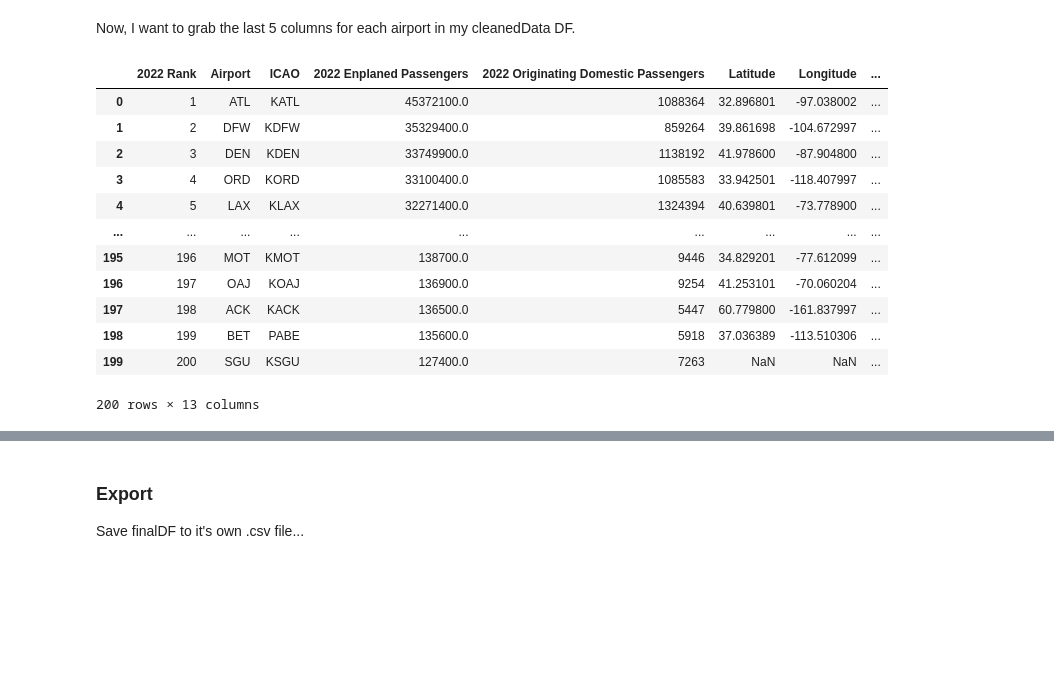
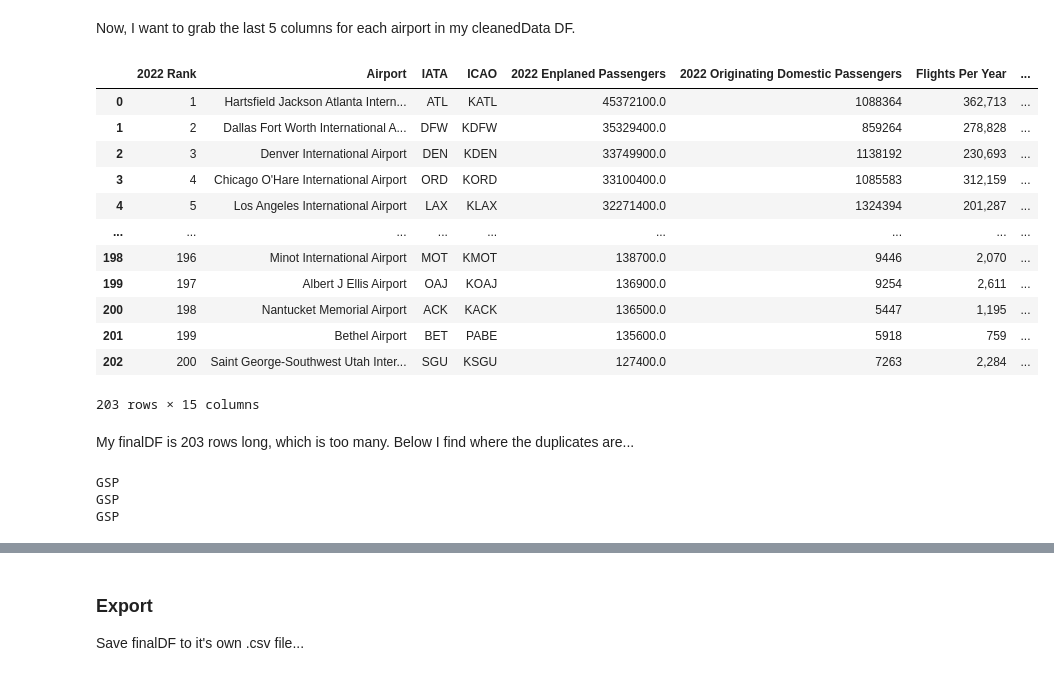
Before and after one commit to lucystorts/386Project, a Jupyter notebook: DataCleaning.ipynb, the cells around one changed output, grey strips where cells are left out. Drawn from its saved outputs; the diff is of its cells as text; code cells hidden in the pictures; blank space fills up the shorter version.

Commit message:
cleaned up Null vals more, added more info to table, fixed code errors

```diff
--- a/DataCleaning.ipynb
+++ b/DataCleaning.ipynb
@@ -380,15 +380,15 @@ with open('AirportDBToken.txt', 'r') as file:
     apiToken = file.read()
 # %%
 url_template = "https://airportdb.io/api/v1/airport/{ICAO}?apiToken={apiToken}"
-icao = cleanedICAO
+icao = cleanedData['ICAO']
 
 airportDF = pd.DataFrame()
 
-for i in range(len(cleanedICAO)):
+for i in range(len(icao)):
     url = url_template.format(ICAO=icao[i], apiToken=apiToken)
 
     r = requests.get(url)
-    if i == 1:
+    if i == 0:
         airportDF = pd.json_normalize(r.json())
     else:
         airportDF = pd.concat([airportDF, pd.json_normalize(r.json())],axis=0)
@@ -414,8 +430,8 @@ cleanedData['Airport'] = cleanedData['Airport'].replace('GPI', 'FCA')
 # %% [markdown]
 ### Add data to my table...
 # %%
-cleanedData = pd.concat([cleanedData, pd.DataFrame(airportDF['latitude_deg'])],axis=1)
-cleanedData = pd.concat([cleanedData, pd.DataFrame(airportDF['longitude_deg'])],axis=1)
-cleanedData = pd.concat([cleanedData, pd.DataFrame(airportDF['elevation_ft'])],axis=1)
-cleanedData.rename(columns={'latitude_deg': 'Latitude', 'longitude_deg': 'Longitude', 'elevation_ft': 'Elevation'}, inplace=True)
-cleanedData.head(5)
+#cleanedData = pd.concat([cleanedData, pd.DataFrame(airportDF['latitude_deg'])],axis=1)
+#cleanedData = pd.concat([cleanedData, pd.DataFrame(airportDF['longitude_deg'])],axis=1)
+#cleanedData = pd.concat([cleanedData, pd.DataFrame(airportDF['elevation_ft'])],axis=1)
+#cleanedData.rename(columns={'latitude_deg': 'Latitude', 'longitude_deg': 'Longitude', 'elevation_ft': 'Elevation'}, inplace=True)
+#cleanedData.head(5)
@@ -428,0 +438,20 @@ cleanedData.head(5)
+# %%
+cleanDF = pd.merge(cleanedData, airportDF[['iata_code', 'icao_code', 'name', 'latitude_deg', 'longitude_deg', 'elevation_ft', 'region.name']], left_on='ICAO', right_on='icao_code', how='left')
+cleanDF.reset_index(drop=True, inplace=True)
+# %%
+# Compare Airport in tempcleanDF to Airport in cleanedData to make sure the ordered rows didn't change
+#for i in range(len(cleanDF)):
+#    check = cleanDF['Airport'][i] == cleanedData['Airport'][i]
+#    if check == False:
+#        print(cleanDF['Airport'][i], cleanedData['Airport'][i])
+
+cleanDF = cleanDF.drop('iata_code', axis=1)
+cleanDF = cleanDF.drop('icao_code', axis=1)
+cleanDF.rename(columns={'Airport': 'IATA'}, inplace=True)
+cleanDF.rename(columns={'latitude_deg': 'Latitude',
+                        'longitude_deg': 'Longitude',
+                        'elevation_ft': 'Elevation',
+                        'region.name': 'State',
+                        'name': 'Airport'}, inplace=True)
+
+cleanDF.head(10)
@@ -451,25 +504,38 @@ airportStats.head(3)
 
 Now, I want to grab the last 5 columns for each airport in my cleanedData DF.
 # %%
-finalDF = pd.merge(cleanedData, airportStats[['Code', 'Flights Per Year', 'Delays %', 'Canceled %', 'Avg. Delay (Mins)', 'Security Delay (Mins)']], left_on='Airport', right_on='Code', how='left')
+finalDF = pd.merge(cleanDF, airportStats[['Code', 'Flights Per Year', 'Delays %', 'Canceled %', 'Avg. Delay (Mins)', 'Security Delay (Mins)']], left_on='IATA', right_on='Code', how='left')
 finalDF = finalDF.drop('Code', axis=1)
 finalDF['Delays %'] = finalDF['Delays %'] / 100
 finalDF['Canceled %'] = finalDF['Canceled %'] / 100
-columnOrder = ['2022 Rank', 'Airport', 'ICAO', '2022 Enplaned Passengers', '2022 Originating Domestic Passengers', 'Latitude', 'Longitude', 'Elevation', 'Flights Per Year', 'Delays %', 'Canceled %', 'Avg. Delay (Mins)', 'Security Delay (Mins)']
+columnOrder = ['2022 Rank', 'Airport', 'IATA', 'ICAO', '2022 Enplaned Passengers',
+               '2022 Originating Domestic Passengers', 'Flights Per Year', 'Delays %',
+               'Canceled %', 'Avg. Delay (Mins)', 'Security Delay (Mins)', 'Latitude',
+               'Longitude', 'State', 'Elevation']
 finalDF = finalDF[columnOrder]
 finalDF.rename(columns={'Delays %': 'Delays', 'Canceled %': 'Canceled'}, inplace=True)
 finalDF
 # %% [output]
-|  | 2022 Rank | Airport | ICAO | 2022 Enplaned Passengers | 2022 Originating Domestic Passengers | Latitude | Longitude | ... |
-| 0 | 1 | ATL | KATL | 45372100.0 | 1088364 | 32.896801 | -97.038002 | ... |
-| 1 | 2 | DFW | KDFW | 35329400.0 | 859264 | 39.861698 | -104.672997 | ... |
-| 2 | 3 | DEN | KDEN | 33749900.0 | 1138192 | 41.978600 | -87.904800 | ... |
-| 3 | 4 | ORD | KORD | 33100400.0 | 1085583 | 33.942501 | -118.407997 | ... |
-| 4 | 5 | LAX | KLAX | 32271400.0 | 1324394 | 40.639801 | -73.778900 | ... |
+|  | 2022 Rank | Airport | IATA | ICAO | 2022 Enplaned Passengers | 2022 Originating Domestic Passengers | Flights Per Year | ... |
+| 0 | 1 | Hartsfield Jackson Atlanta Intern... | ATL | KATL | 45372100.0 | 1088364 | 362,713 | ... |
+| 1 | 2 | Dallas Fort Worth International A... | DFW | KDFW | 35329400.0 | 859264 | 278,828 | ... |
+| 2 | 3 | Denver International Airport | DEN | KDEN | 33749900.0 | 1138192 | 230,693 | ... |
+| 3 | 4 | Chicago O'Hare International Airport | ORD | KORD | 33100400.0 | 1085583 | 312,159 | ... |
+| 4 | 5 | Los Angeles International Airport | LAX | KLAX | 32271400.0 | 1324394 | 201,287 | ... |
 | ... | ... | ... | ... | ... | ... | ... | ... | ... |
-| 195 | 196 | MOT | KMOT | 138700.0 | 9446 | 34.829201 | -77.612099 | ... |
-| 196 | 197 | OAJ | KOAJ | 136900.0 | 9254 | 41.253101 | -70.060204 | ... |
-| 197 | 198 | ACK | KACK | 136500.0 | 5447 | 60.779800 | -161.837997 | ... |
-| 198 | 199 | BET | PABE | 135600.0 | 5918 | 37.036389 | -113.510306 | ... |
-| 199 | 200 | SGU | KSGU | 127400.0 | 7263 | NaN | NaN | ... |
+| 198 | 196 | Minot International Airport | MOT | KMOT | 138700.0 | 9446 | 2,070 | ... |
+| 199 | 197 | Albert J Ellis Airport | OAJ | KOAJ | 136900.0 | 9254 | 2,611 | ... |
+| 200 | 198 | Nantucket Memorial Airport | ACK | KACK | 136500.0 | 5447 | 1,195 | ... |
+| 201 | 199 | Bethel Airport | BET | PABE | 135600.0 | 5918 | 759 | ... |
+| 202 | 200 | Saint George-Southwest Utah Inter... | SGU | KSGU | 127400.0 | 7263 | 2,284 | ... |
-200 rows × 13 columns
+203 rows × 15 columns
+# %% [markdown]
+My finalDF is 203 rows long, which is too many. Below I find where the duplicates are...
+# %%
+for i in range(len(finalDF['IATA'])):
+    if finalDF['IATA'].duplicated()[i] == True:
+        print(finalDF['IATA'][i])
+# %% [output]
+GSP
+GSP
+GSP
```
Also changed, not shown: parts of 34 cells of this notebook, 3 other files.
